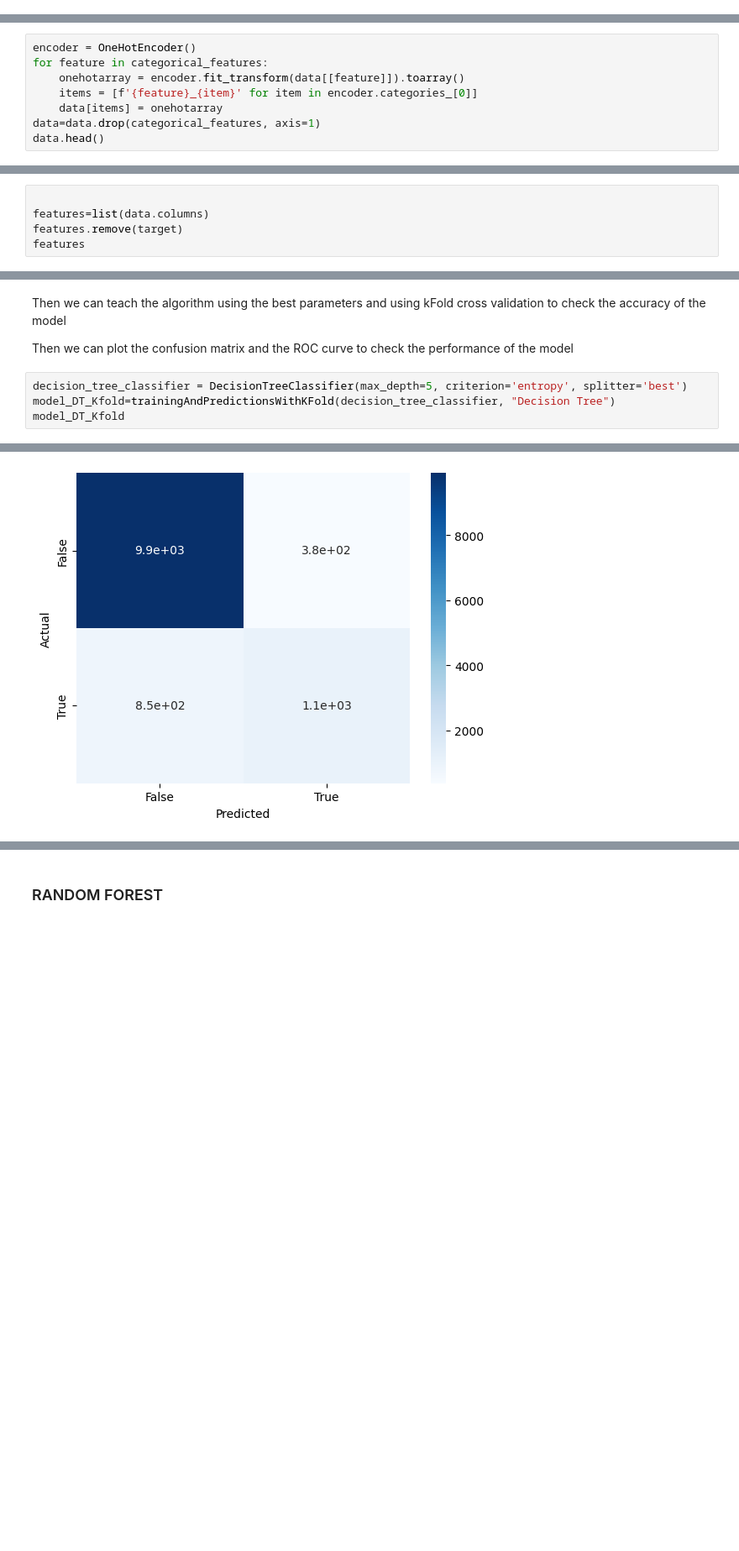
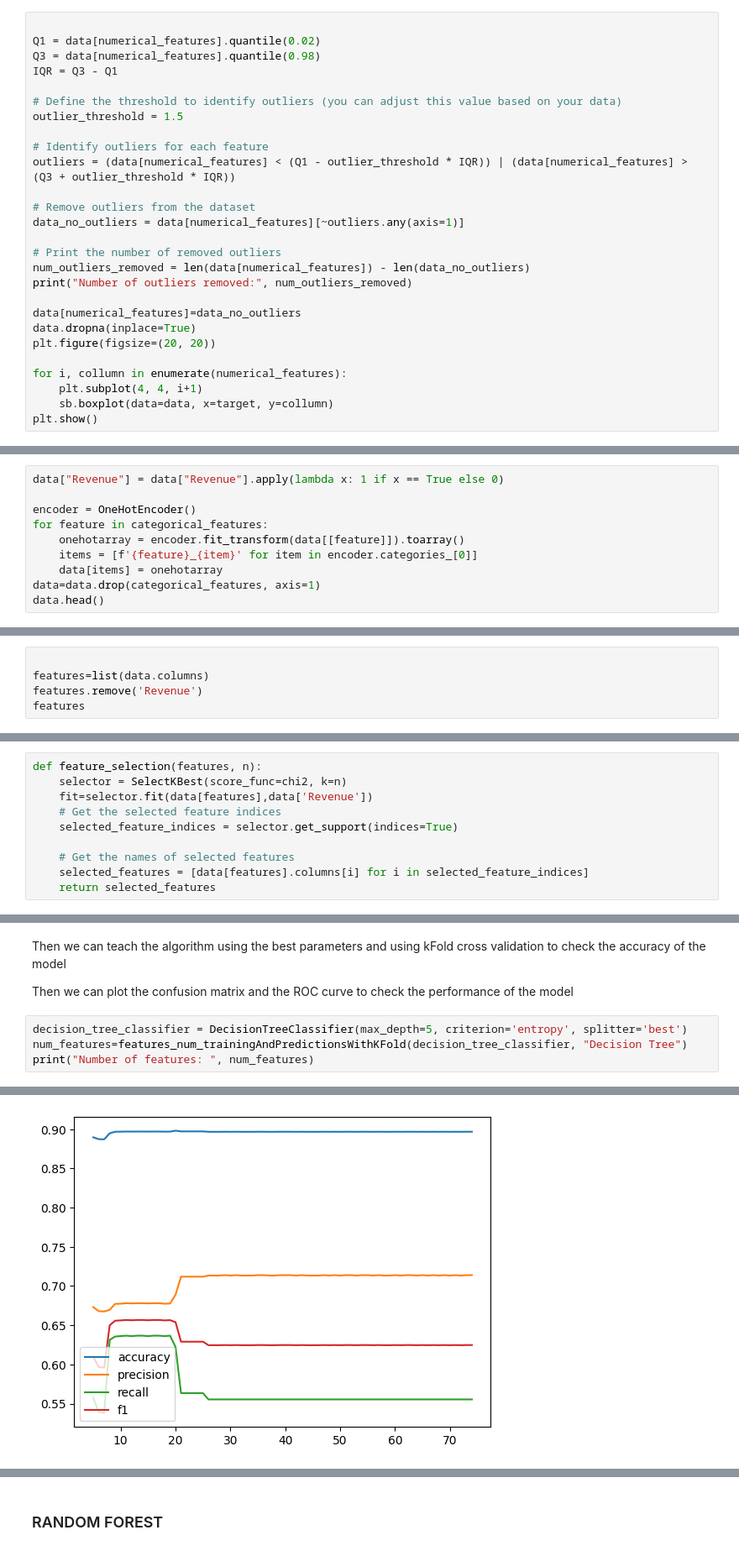
Before and after one commit to Joanaigs/Predict-Shopper-Behaviour-IA-Proj2, a Jupyter notebook: notebook.ipynb, the cells around one changed output, grey strips where cells are left out. Shown at 84% size. Cells and saved outputs as stored; diff of their text form; blank space fills up the shorter version.

Commit message:
added graph according with num features

```diff
--- a/notebook.ipynb
+++ b/notebook.ipynb
@@ -148,0 +166,27 @@ categorical_features=["OperatingSystems", "Browser", "Region", "TrafficType", "V
+# %%
+
+Q1 = data[numerical_features].quantile(0.02)
+Q3 = data[numerical_features].quantile(0.98)
+IQR = Q3 - Q1
+
+# Define the threshold to identify outliers (you can adjust this value based on your data)
+outlier_threshold = 1.5
+
+# Identify outliers for each feature
+outliers = (data[numerical_features] < (Q1 - outlier_threshold * IQR)) | (data[numerical_features] > (Q3 + outlier_threshold * IQR))
+
+# Remove outliers from the dataset
+data_no_outliers = data[numerical_features][~outliers.any(axis=1)]
+
+# Print the number of removed outliers
+num_outliers_removed = len(data[numerical_features]) - len(data_no_outliers)
+print("Number of outliers removed:", num_outliers_removed)
+
+data[numerical_features]=data_no_outliers
+data.dropna(inplace=True)
+plt.figure(figsize=(20, 20))
+
+for i, collumn in enumerate(numerical_features):
+    plt.subplot(4, 4, i+1)
+    sb.boxplot(data=data, x=target, y=collumn)
+plt.show()
@@ -149,6 +201,8 @@ categorical_features=["OperatingSystems", "Browser", "Region", "TrafficType", "V
 # %% [markdown]
 Encoding the categorical feautures. Now we have 76 attributes, so the 8 categorical feautures turned into 66.
 # %%
+data["Revenue"] = data["Revenue"].apply(lambda x: 1 if x == True else 0)
+
 encoder = OneHotEncoder()
 for feature in categorical_features:
     onehotarray = encoder.fit_transform(data[[feature]]).toarray()
@@ -171,7 +225,7 @@ Removing the categorical features from the data and the target from the features
 # %%
 
 features=list(data.columns)
-features.remove(target)
+features.remove('Revenue')
 features
 # %% [output]
 ['Administrative',
@@ -194 +251,11 @@ features
+# %%
+def feature_selection(features, n):
+    selector = SelectKBest(score_func=chi2, k=n)
+    fit=selector.fit(data[features],data['Revenue'])
+    # Get the selected feature indices
+    selected_feature_indices = selector.get_support(indices=True)
+
+    # Get the names of selected features
+    selected_features = [data[features].columns[i] for i in selected_feature_indices]
+    return selected_features
 # %%
@@ -307,6 +404,6 @@ Then we can teach the algorithm using the best parameters and using kFold cross
 Then we can plot the confusion matrix and the ROC curve to check the performance of the model
 # %%
 decision_tree_classifier = DecisionTreeClassifier(max_depth=5, criterion='entropy', splitter='best')
-model_DT_Kfold=trainingAndPredictionsWithKFold(decision_tree_classifier, "Decision Tree")
-model_DT_Kfold
+num_features=features_num_trainingAndPredictionsWithKFold(decision_tree_classifier, "Decision Tree")
+print("Number of features: ", num_features)
 # %% [output]
@@ -313 +411 @@ model_DT_Kfold
-[figure, old version]
+[figure, new version]
```
Also changed, not shown: parts of 25 cells of this notebook, 3 other files.
